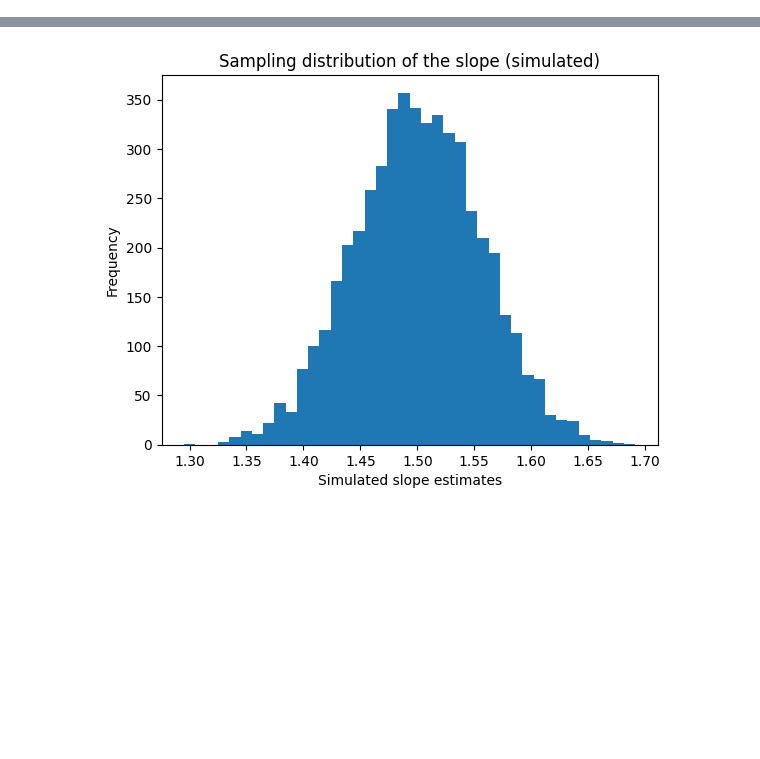
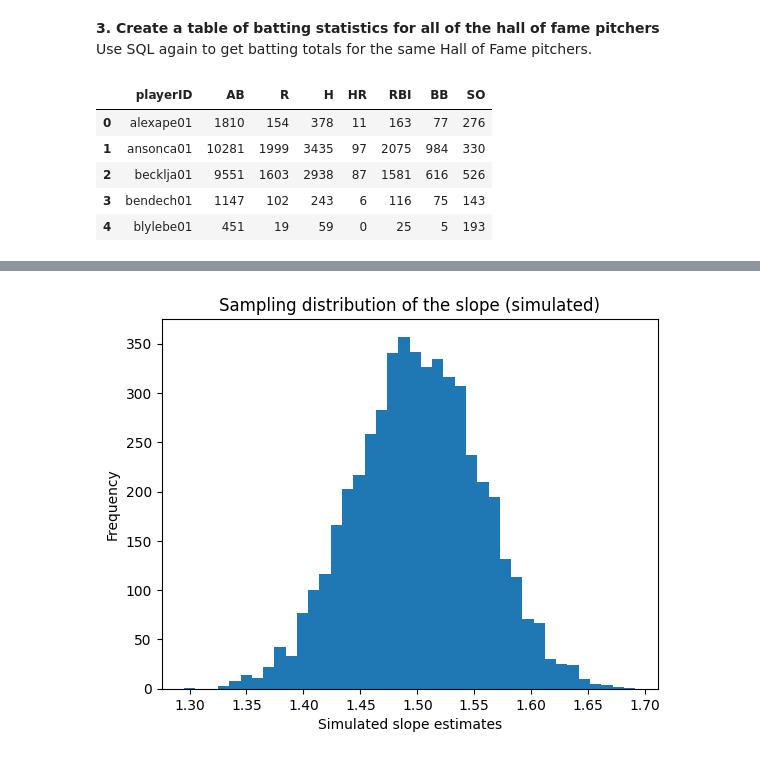
Before and after one commit to whiterabbit077/ST554, a Jupyter notebook: HW6.ipynb, the cells around one changed output, grey strips where cells are left out. Drawn from its saved outputs; the diff is of its cells as text; code cells hidden in the pictures; blank space fills up the shorter version.

```diff
--- a/HW6.ipynb
+++ b/HW6.ipynb
@@ -35,0 +88,32 @@ HAVING filters groups after a GROUP BY (it's like WHERE, but for aggregate resul
+# %% [markdown]
+**3. Create a table of batting statistics for all of the hall of fame pitchers**
+Use SQL again to get batting totals for the same Hall of Fame pitchers.
+# %%
+batting_df = pd.read_sql("""
+SELECT b.playerID,
+       SUM(b.AB) AS AB,
+       SUM(b.R) AS R,
+       SUM(b.H) AS H,
+       SUM(b.HR) AS HR,
+       SUM(b.RBI) AS RBI,
+       SUM(b.BB) AS BB,
+       SUM(b.SO) AS SO
+FROM Batting b
+JOIN HallOfFame h
+    ON b.playerID = h.playerID
+WHERE h.inducted = 'Y'
+AND b.playerID IN (
+    SELECT playerID
+    FROM Pitching
+)
+GROUP BY b.playerID
+""", conn)
+
+batting_df.head()
+# %% [output]
+|  | playerID | AB | R | H | HR | RBI | BB | SO |
+| 0 | alexape01 | 1810 | 154 | 378 | 11 | 163 | 77 | 276 |
+| 1 | ansonca01 | 10281 | 1999 | 3435 | 97 | 2075 | 984 | 330 |
+| 2 | becklja01 | 9551 | 1603 | 2938 | 87 | 1581 | 616 | 526 |
+| 3 | bendech01 | 1147 | 102 | 243 | 6 | 116 | 75 | 143 |
+| 4 | blylebe01 | 451 | 19 | 59 | 0 | 25 | 5 | 193 |
```
Also changed, not shown: parts of 14 cells of this notebook.
